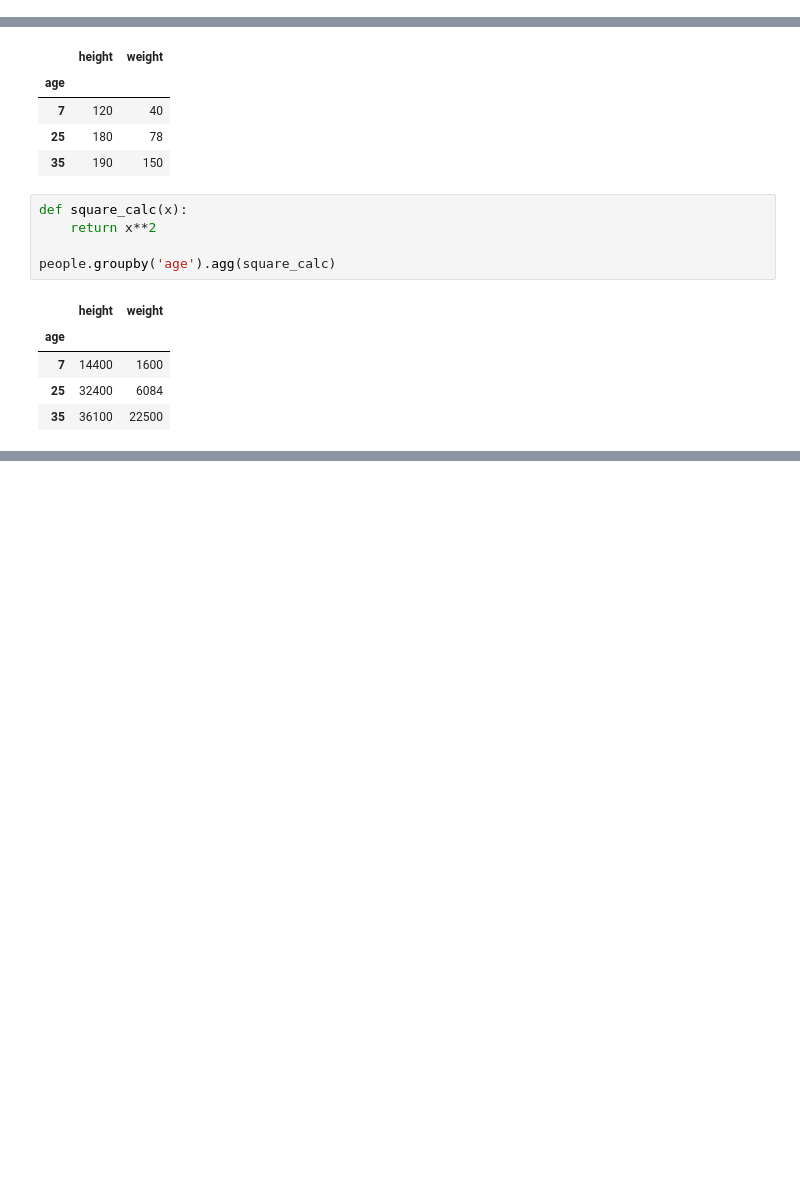
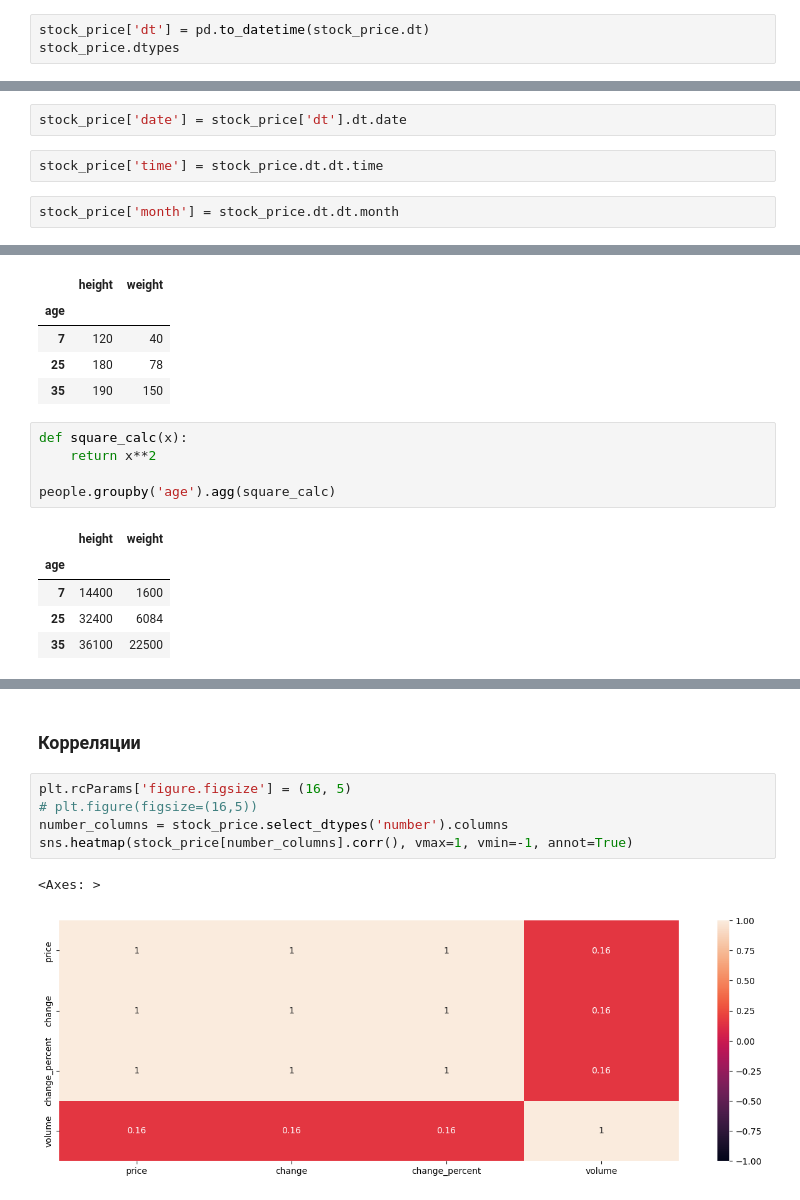
Before and after one commit to a18091986/EDU, a Jupyter notebook: 2_Pandas/pandas.ipynb, the cells around one changed output, grey strips where cells are left out. Cells and saved outputs as stored; diff of their text form; blank space fills up the shorter version.

```diff
--- a/2_Pandas/pandas.ipynb
+++ b/2_Pandas/pandas.ipynb
@@ -200,0 +431,3 @@ people
+# %%
+stock_price['dt'] = pd.to_datetime(stock_price.dt)
+stock_price.dtypes
@@ -200,0 +478,6 @@ people
+# %%
+stock_price['date'] = stock_price['dt'].dt.date
+# %%
+stock_price['time'] = stock_price.dt.dt.time
+# %%
+stock_price['month'] = stock_price.dt.dt.month
@@ -237,0 +545,10 @@ people.groupby('age').agg(square_calc)
+# %% [markdown]
+### Корреляции
+# %%
+plt.rcParams['figure.figsize'] = (16, 5)
+# plt.figure(figsize=(16,5))
+number_columns = stock_price.select_dtypes('number').columns
+sns.heatmap(stock_price[number_columns].corr(), vmax=1, vmin=-1, annot=True)
+# %% [output]
+<Axes: >
+[figure, added]
```
Also changed, not shown: parts of 52 cells of this notebook, 1 other file.
